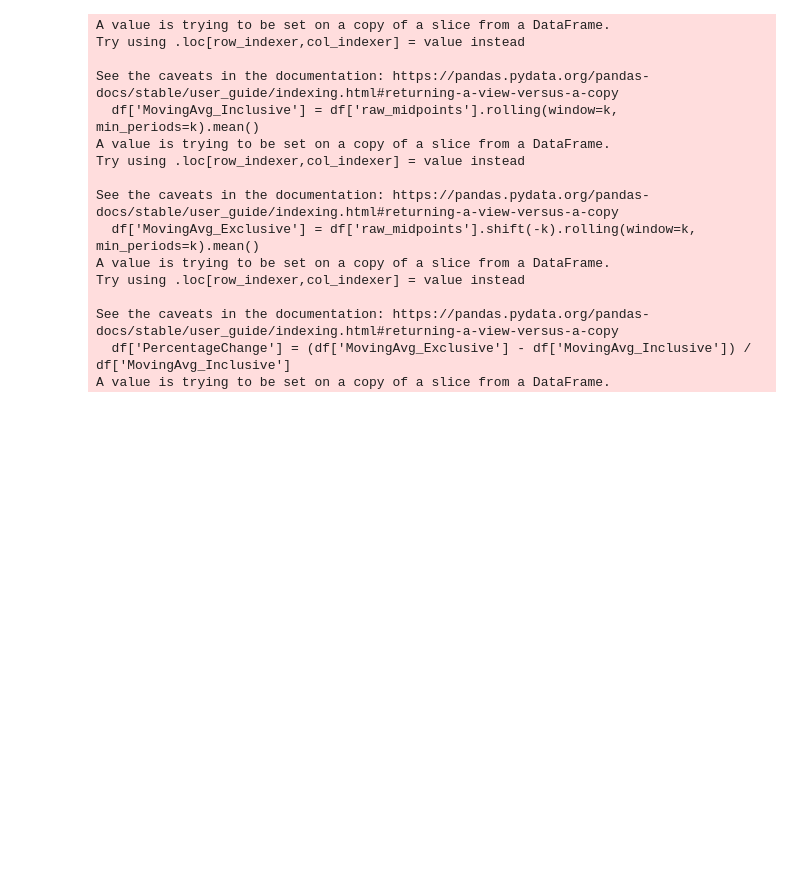
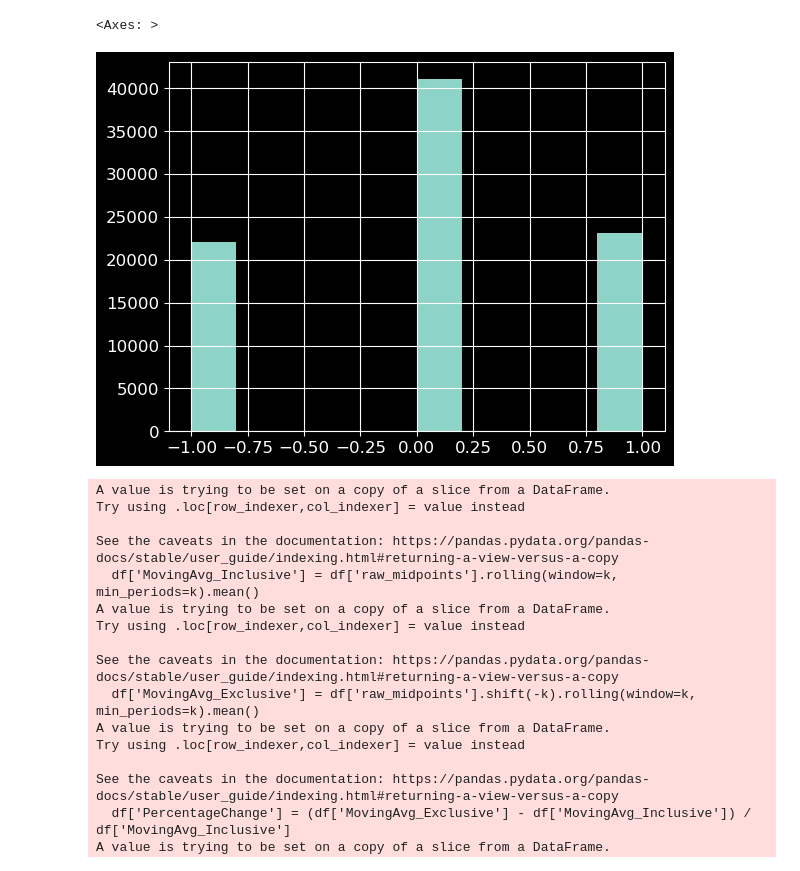
Before and after one commit to reiamt/thesis_rl, a Jupyter notebook: src/sgu/deeplob/test.ipynb, the cells around one changed output. Cells and saved outputs as stored; diff of their text form; code cells hidden in the pictures; blank space fills up the shorter version.

Commit message:
implemented deeplob labels, new rewards

```diff
--- a/src/sgu/deeplob/test.ipynb
+++ b/src/sgu/deeplob/test.ipynb
@@ -23,7 +23,7 @@ paths = ['XBTUSD_' + (start_date+timedelta(i)).strftime("%Y-%m-%d") + '.csv.xz'
 normalized_dfs = pd.DataFrame()
 raw_midpoints = pd.DataFrame()
 for i in range(num_days):
-    raw_midpoint, _, normalized_data = \
+    raw_midpoint, raw_data, normalized_data = \
         datapipeline.load_environment_data(
             fitting_file=paths[i],#'XBTUSD_2020-01-02.csv.xz',
             testing_file=paths[i+1],#'XBTUSD_2020-01-03.csv.xz',
@@ -42,0 +66,8 @@ normalized_dfs = normalized_dfs.rename(columns={normalized_dfs.columns[-1]: 'raw
+# %%
+helper_df = pd.DataFrame()
+threshold = 0.00005
+helper_df['MovingAvg_Inclusive'] = raw_midpoint.rolling(window=20, min_periods=20).mean()
+helper_df['MovingAvg_Exclusive'] = raw_midpoint.shift(-20).rolling(window=20, min_periods=20).mean()
+helper_df['PercentageChange'] = (helper_df['MovingAvg_Exclusive'] - helper_df['MovingAvg_Inclusive']) / helper_df['MovingAvg_Inclusive']
+helper_df['Result'] = helper_df['PercentageChange'].apply(lambda x: 1 if x > threshold else (-1 if x < -threshold else 0))
+result_series = pd.Series(helper_df.Result)
@@ -43,3 +89,15 @@ normalized_dfs = normalized_dfs.rename(columns={normalized_dfs.columns[-1]: 'raw
+# %%
+def calc_pred_labels(series: pd.Series, k: int = 20, threshold: float = 0.00005):
+    helper_df = pd.DataFrame()
+    helper_df['MA_incl'] = series.rolling(window=k, min_periods=k).mean()
+    helper_df['MA_excl'] = series.shift(-k).rolling(window=k, min_periods=k).mean()
+    helper_df['perc_change'] = (helper_df['MA_excl'] - helper_df['MA_incl']) / helper_df['MA_incl']
+    helper_df['label'] = helper_df['perc_change'].apply(lambda x: 1 if x > threshold else (-1 if x < -threshold else 0))
+    return pd.Series(helper_df['label'], dtype=float)
+calc_pred_labels(raw_midpoint, k=20, threshold=0.00005).hist()
+# %% [output]
+<Axes: >
+[figure, added]
 # %%
 # Keep only 10 Levels of LOB
 def filter_strings(strings):
```
Also changed, not shown: parts of 6 cells of this notebook, 7 other files.
